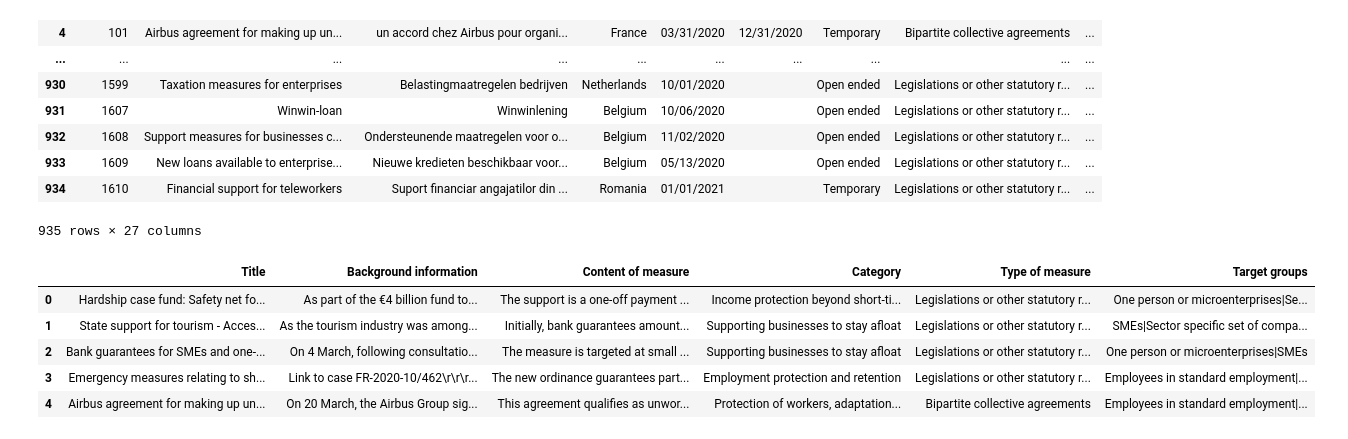
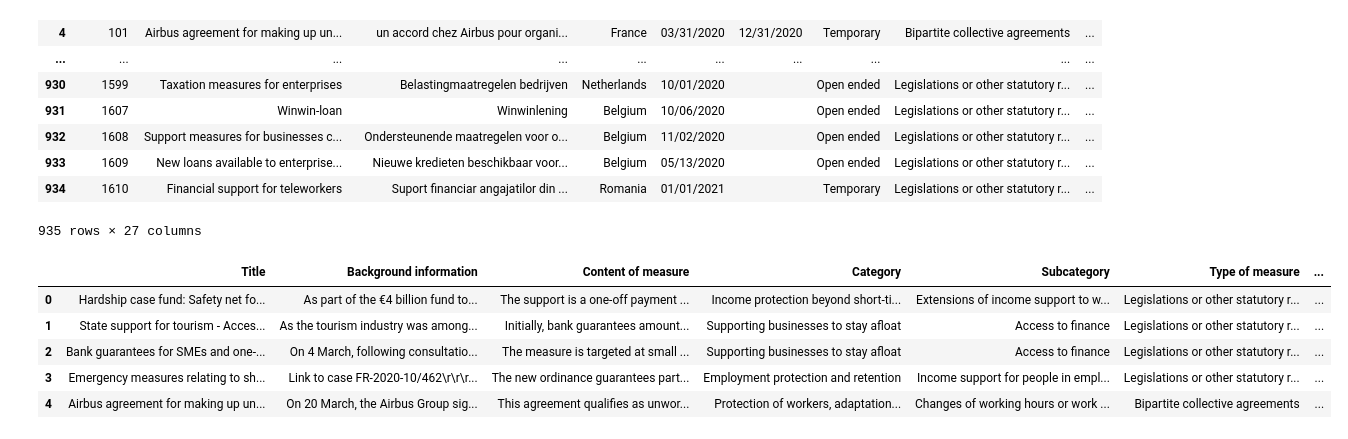
Before and after one commit to meaningfy-ws/sem-covid, a Jupyter notebook: notebooks/pwdb/cleaning/prepare.ipynb, the cells around one changed output. Saved outputs shown, nothing was run; the diff lists cells and outputs as text; code cells hidden in the pictures.

Commit message:
Added Subcategory label to default dataframe pickle

```diff
--- a/notebooks/pwdb/cleaning/prepare.ipynb
+++ b/notebooks/pwdb/cleaning/prepare.ipynb
@@ -104,15 +104,15 @@ reduce_array_column(df_transformed,"Target groups")
 # %%
 # Select columns that we will work with
 df = df_transformed[['Title', 'Background information', 'Content of measure',
-                     'Category', 'Type of measure', 'Target groups']]
+                     'Category', 'Subcategory', 'Type of measure', 'Target groups']]
 df.head()
 # %% [output]
-|  | Title | Background information | Content of measure | Category | Type of measure | Target groups |
-| 0 | Hardship case fund: Safety net fo... | As part of the €4 billion fund to... | The support is a one-off payment ... | Income protection beyond short-ti... | Legislations or other statutory r... | One person or microenterprises|Se... |
-| 1 | State support for tourism - Acces... | As the tourism industry was among... | Initially, bank guarantees amount... | Supporting businesses to stay afloat | Legislations or other statutory r... | SMEs|Sector specific set of compa... |
-| 2 | Bank guarantees for SMEs and one-... | On 4 March, following consultatio... | The measure is targeted at small ... | Supporting businesses to stay afloat | Legislations or other statutory r... | One person or microenterprises|SMEs |
-| 3 | Emergency measures relating to sh... | Link to case FR-2020-10/462\r\r\r... | The new ordinance guarantees part... | Employment protection and retention | Legislations or other statutory r... | Employees in standard employment|... |
-| 4 | Airbus agreement for making up un... | On 20 March, the Airbus Group sig... | This agreement qualifies as unwor... | Protection of workers, adaptation... | Bipartite collective agreements | Employees in standard employment|... |
+|  | Title | Background information | Content of measure | Category | Subcategory | Type of measure | ... |
+| 0 | Hardship case fund: Safety net fo... | As part of the €4 billion fund to... | The support is a one-off payment ... | Income protection beyond short-ti... | Extensions of income support to w... | Legislations or other statutory r... | ... |
+| 1 | State support for tourism - Acces... | As the tourism industry was among... | Initially, bank guarantees amount... | Supporting businesses to stay afloat | Access to finance | Legislations or other statutory r... | ... |
+| 2 | Bank guarantees for SMEs and one-... | On 4 March, following consultatio... | The measure is targeted at small ... | Supporting businesses to stay afloat | Access to finance | Legislations or other statutory r... | ... |
+| 3 | Emergency measures relating to sh... | Link to case FR-2020-10/462\r\r\r... | The new ordinance guarantees part... | Employment protection and retention | Income support for people in empl... | Legislations or other statutory r... | ... |
+| 4 | Airbus agreement for making up un... | On 20 March, the Airbus Group sig... | This agreement qualifies as unwor... | Protection of workers, adaptation... | Changes of working hours or work ... | Bipartite collective agreements | ... |
 # %%
 # Concatenate columns and set them into common label
 df_columns = df['Title'].map(str) + df['Background information'].map(str) + df['Content of measure'].map(str)
```
Also changed, not shown: parts of 3 cells of this notebook.
